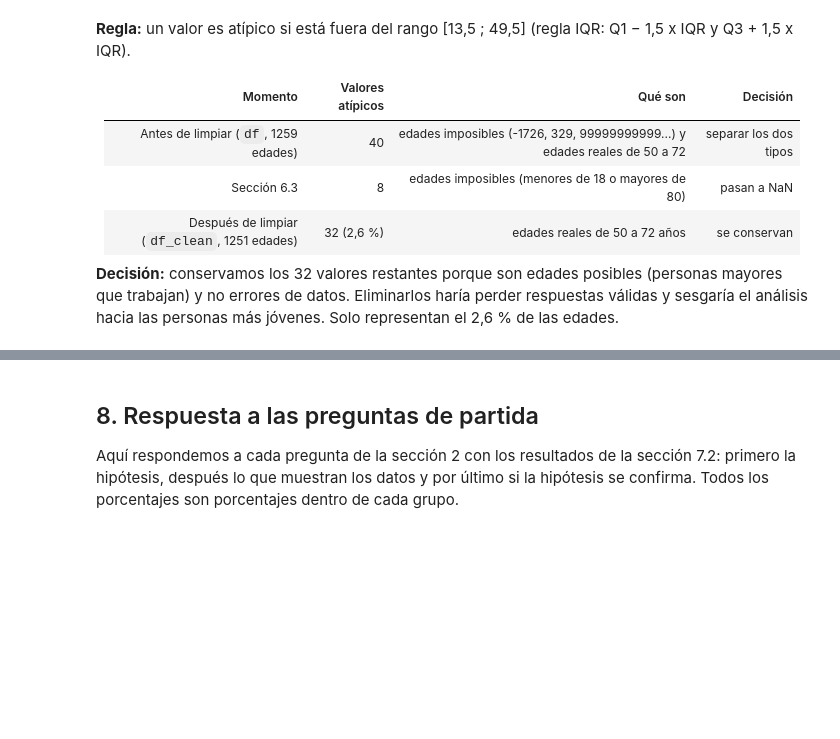
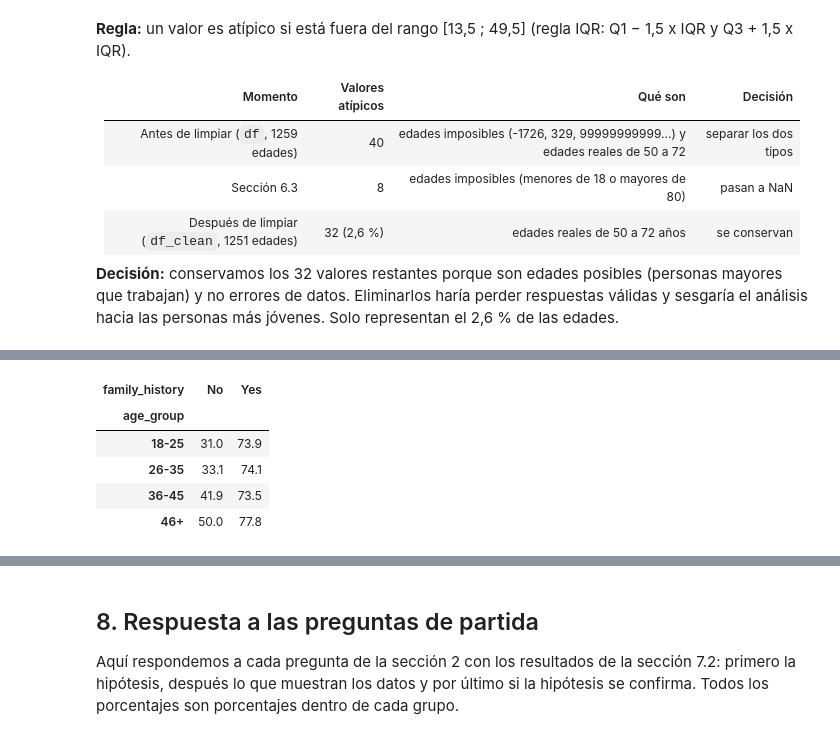
Before and after one commit to IA-P1-BCN/ai_project_EDA-charlotte_doulcet, a Jupyter notebook: eda.ipynb, the cells around one changed output, grey strips where cells are left out. Cells and saved outputs as stored; diff of their text form; code cells hidden in the pictures; blank space fills up the shorter version.

```diff
--- a/eda.ipynb
+++ b/eda.ipynb
@@ -1245,0 +1335,16 @@ Name: Age, dtype: float64
+# %%
+tabla_pivot = df_clean.pivot_table(
+    values="treatment_yes",
+    index="age_group",
+    columns="family_history",
+    aggfunc="mean",
+    observed=True,
+) * 100
+tabla_pivot.round(1)
+# %% [output]
+| family_history | No | Yes |
+| age_group |  |  |
+| 18-25 | 31.0 | 73.9 |
+| 26-35 | 33.1 | 74.1 |
+| 36-45 | 41.9 | 73.5 |
+| 46+ | 50.0 | 77.8 |
```
Also changed, not shown: parts of 16 cells of this notebook, 1 other file.
